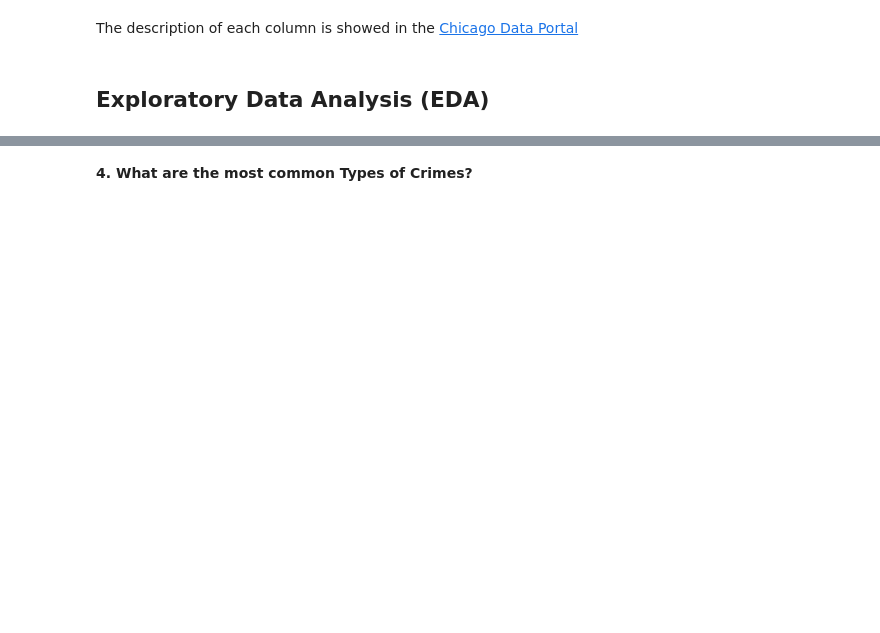
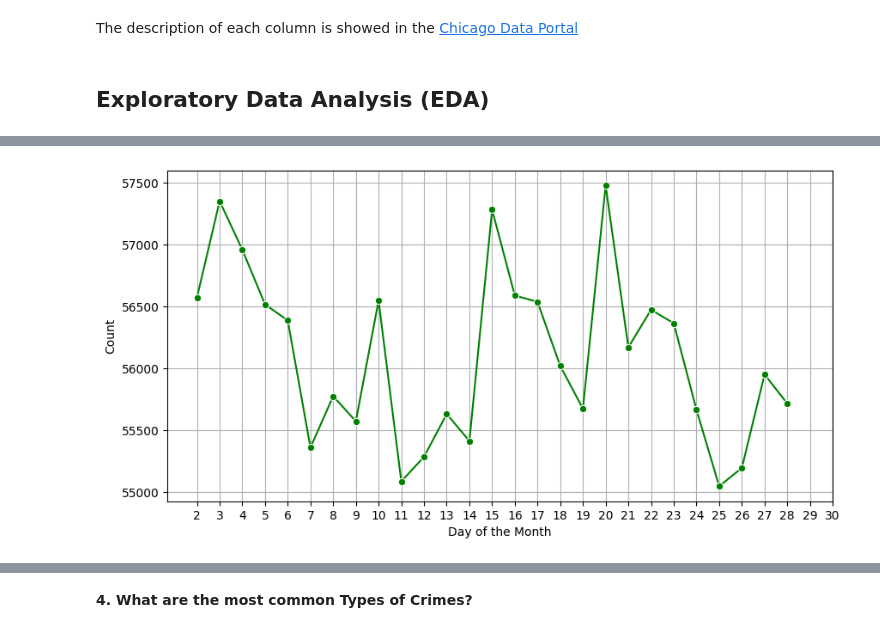
Before and after one commit to alejo1630/chicago_crimes, a Jupyter notebook: chicago_crimes.ipynb, the cells around one changed output, grey strips where cells are left out. Cells and saved outputs as stored; diff of their text form; code cells hidden in the pictures; blank space fills up the shorter version.

```diff
--- a/chicago_crimes.ipynb
+++ b/chicago_crimes.ipynb
@@ -181,0 +143,3 @@ plt.show()
+# %%
+df_days_2_28 = df[~((df["Day"] == 1) | (df["Day"] == 31) | (df["Day"] == 30) | (df["Day"] == 29))]
+df_days_2_28.head()
@@ -181,0 +154,13 @@ plt.show()
+# %%
+sns.lineplot(x = "Day",
+             y = "count",
+             data = df_days_2_28["Day"].value_counts().reset_index(),
+             marker = "o",
+             color = "g")
+plt.ylabel("Count")
+plt.xlabel("Day of the Month")
+plt.xticks(range(2,31))
+plt.grid()
+plt.show()
+# %% [output]
+[figure, added]
```
Also changed, not shown: parts of 27 cells of this notebook.
